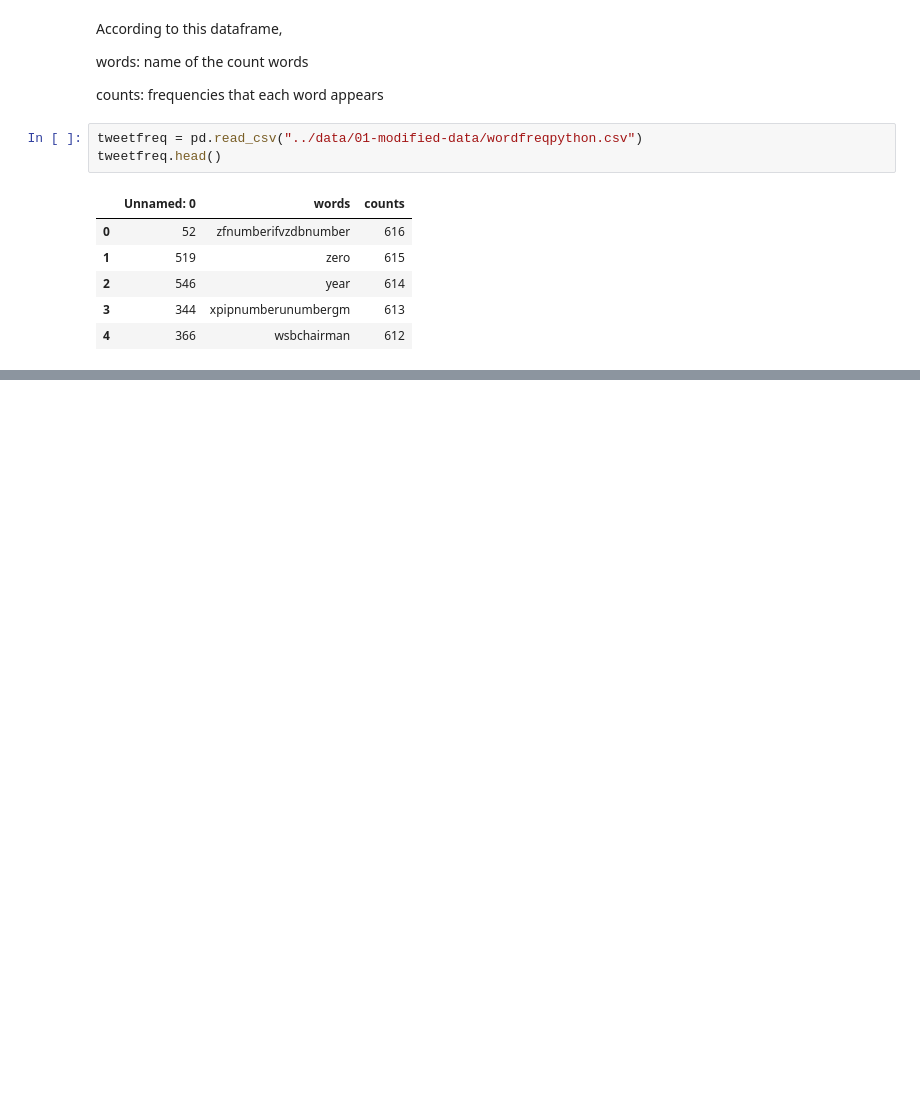
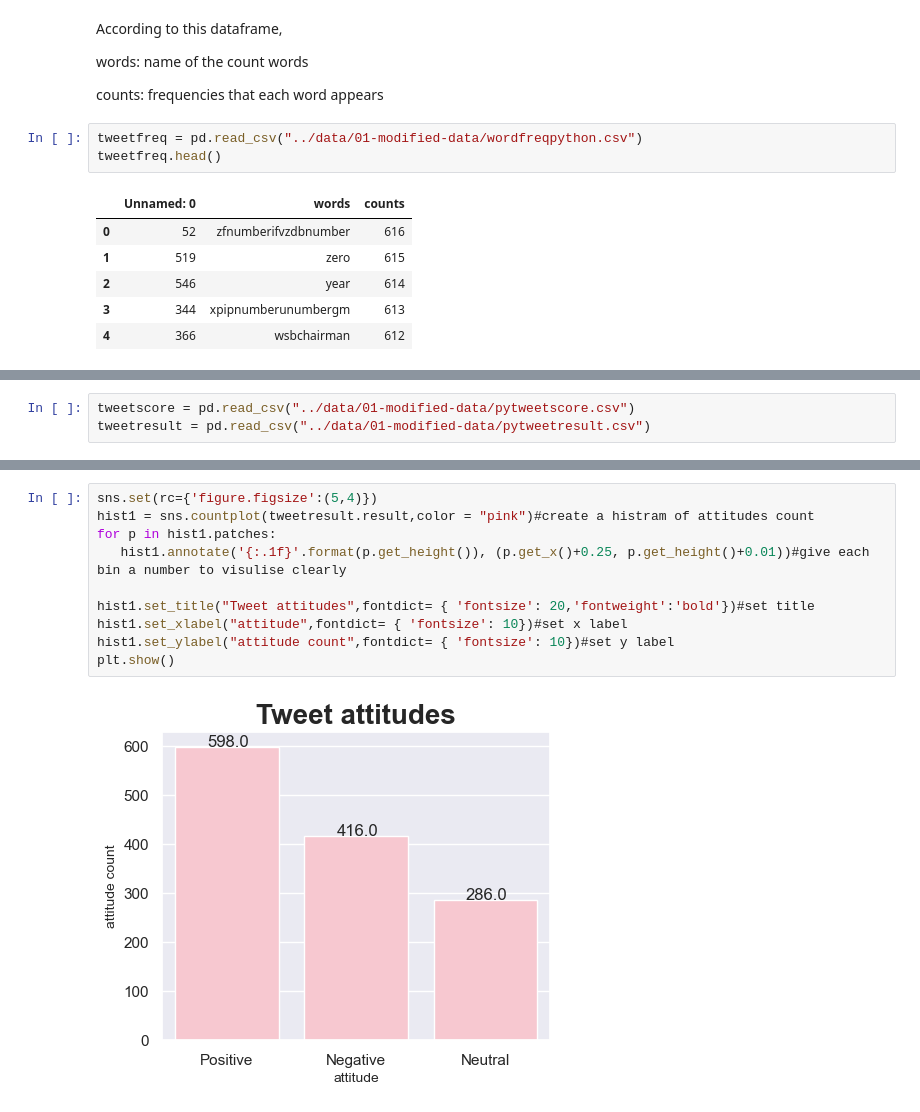
Before and after one commit to anly501/anly-501-project-YilinYang2000, a Jupyter notebook: 501-project-website/codes/data-exploring1.ipynb, the cells around one changed output, grey strips where cells are left out. Saved outputs shown, nothing was run; the diff lists cells and outputs as text; blank space fills up the shorter version.

```diff
--- a/501-project-website/codes/data-exploring1.ipynb
+++ b/501-project-website/codes/data-exploring1.ipynb
@@ -57,0 +122,3 @@ tweetfreq.head()
+# %%
+tweetscore = pd.read_csv("../data/01-modified-data/pytweetscore.csv")
+tweetresult = pd.read_csv("../data/01-modified-data/pytweetresult.csv")
@@ -57,0 +143,12 @@ tweetfreq.head()
+# %%
+sns.set(rc={'figure.figsize':(5,4)})
+hist1 = sns.countplot(tweetresult.result,color = "pink")#create a histram of attitudes count
+for p in hist1.patches:
+   hist1.annotate('{:.1f}'.format(p.get_height()), (p.get_x()+0.25, p.get_height()+0.01))#give each bin a number to visulise clearly
+
+hist1.set_title("Tweet attitudes",fontdict= { 'fontsize': 20,'fontweight':'bold'})#set title
+hist1.set_xlabel("attitude",fontdict= { 'fontsize': 10})#set x label
+hist1.set_ylabel("attitude count",fontdict= { 'fontsize': 10})#set y label
+plt.show()
+# %% [output]
+[figure, added]
```
Also changed, not shown: parts of 40 cells of this notebook, 17 other files.
